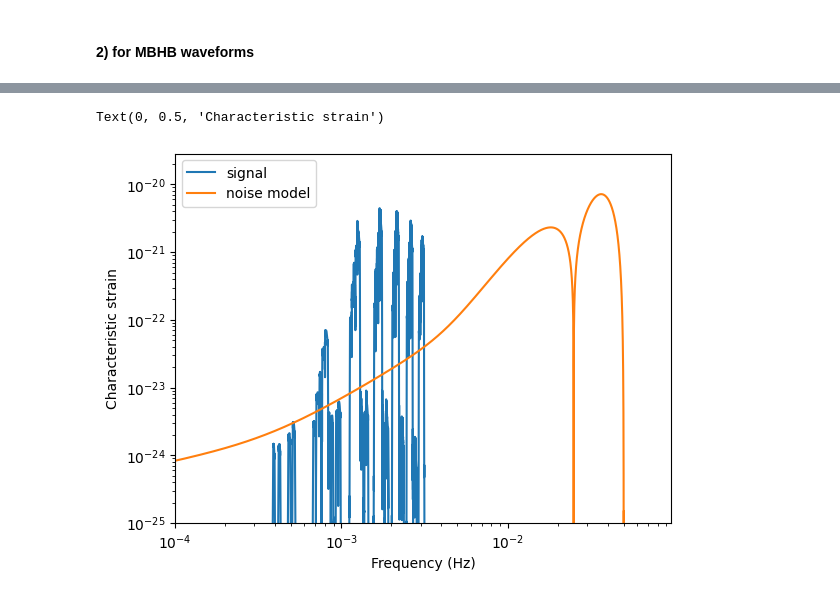
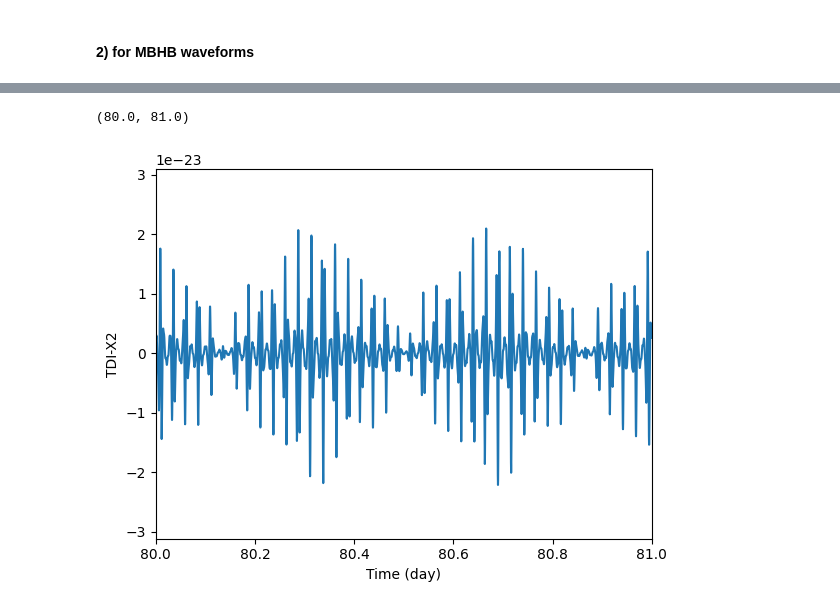
Before and after one commit to TriangleDataCenter/Triangle-Simulator, a Jupyter notebook: Tutorials/4_Demo_Simulation_for_Scientific_Data_Analysis.ipynb, the cells around one changed output, grey strips where cells are left out. Saved outputs shown, nothing was run; the diff lists cells and outputs as text; code cells hidden in the pictures.

```diff
--- a/Tutorials/4_Demo_Simulation_for_Scientific_Data_Analysis.ipynb
+++ b/Tutorials/4_Demo_Simulation_for_Scientific_Data_Analysis.ipynb
@@ -491,18 +484,11 @@ general_params = {
     }
 # %%
 results = general_response_generator(parameters=general_params)
-# %%
-ff, xf = FFT_window(results, fsample=1/dt, window_type="tukey", window_args_dict=dict(alpha=0.05))
-plt.loglog(ff, np.abs(xf) * 2. * ff, label="signal")
-
-PSDfunc = TDIPSDs()
-plt.loglog(ff, np.sqrt(PSDfunc.PSD_X2(ff) * ff), label="noise model")
-
-plt.xlim(1e-4, )
-plt.ylim(1e-25,)
-plt.legend(loc="upper left")
-plt.xlabel("Frequency (Hz)")
-plt.ylabel("Characteristic strain")
-# %% [output]
-Text(0, 0.5, 'Characteristic strain')
-[figure, removed]
+# %%
+plt.plot(tcb_times / DAY, results)
+plt.xlabel("Time (day)")
+plt.ylabel("TDI-X2")
+plt.xlim(80, 81)
+# %% [output]
+(80.0, 81.0)
+[figure, added]
```
Also changed, not shown: parts of 6 cells of this notebook.
